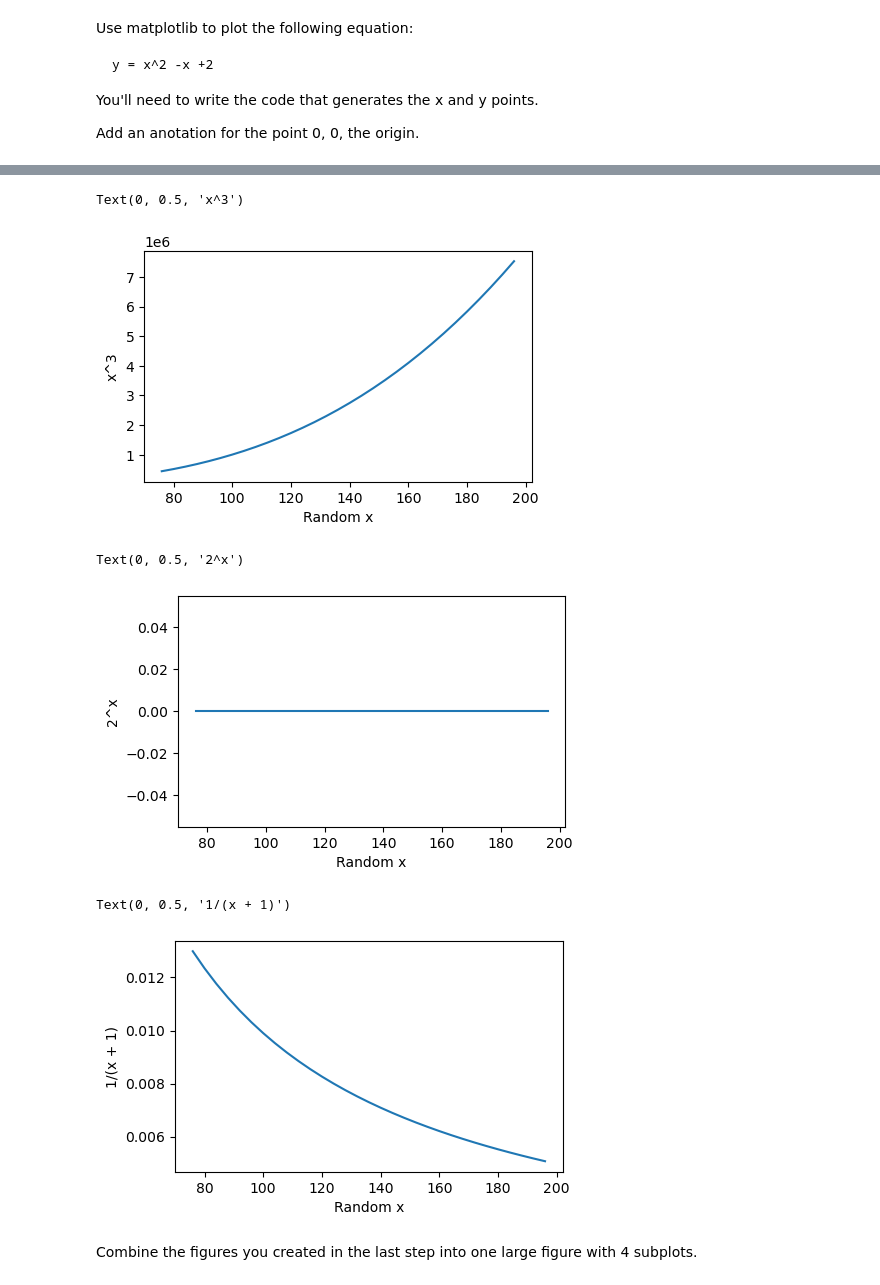
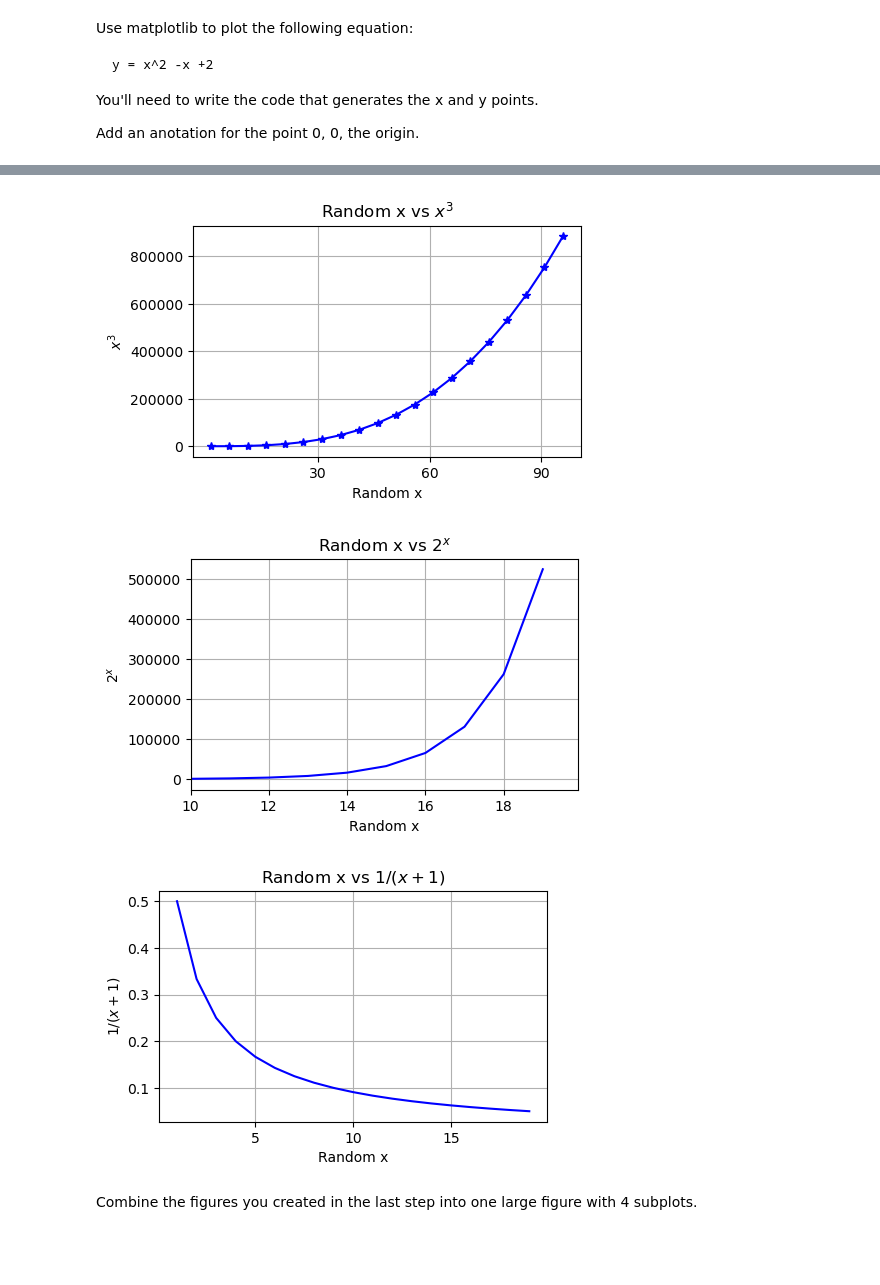
Before and after one commit to MigashaneVictoire/numpy-pandas-visualization-exercises, a Jupyter notebook: matplotlib_exercises.ipynb, the cells around one changed output, grey strips where cells are left out. Drawn from its saved outputs; the diff is of its cells as text; code cells hidden in the pictures; blank space fills up the shorter version.

```diff
--- a/matplotlib_exercises.ipynb
+++ b/matplotlib_exercises.ipynb
@@ -49,51 +62,57 @@ Text(0, 0.5, 'sqrt(x)')
 # %%
-x = np.arange(76,200, 4)
+x = np.arange(1, 100, 5)
 
 # set y variable
 y2 = x**3
 
 # Plot on the first subplot
 plt.figure(figsize=(5,3))
-plt.plot(x,y2)
+plt.plot(x,y2, c="b", marker = "*")
 
-# plt.title('Random x vs cube x')
+plt.title('Random x vs $x^3$')
 plt.xlabel("Random x")
-plt.ylabel("x^3")
+plt.ylabel("$x^3$")
+plt.xticks([30,60,90])
+
+plt.grid("--")
 # %% [output]
-Text(0, 0.5, 'x^3')
-[figure, old version]
+[figure, new version]
 # %%
-x = np.arange(76,200, 4)
+x = np.arange(1, 20, 1)
 
 # set y variable
 y3 = 2**x
 
 # Plot on the first subplot
 plt.figure(figsize=(5,3))
-plt.plot(x,y3)
+plt.plot(x,y3, c="b")
 
-# plt.title('Random x vs x power')
+plt.title('Random x vs $2^x$')
 plt.xlabel("Random x")
-plt.ylabel("2^x")
+plt.ylabel("$2^x$")
+plt.xlim(10)
+
+plt.grid("--")
 # %% [output]
-Text(0, 0.5, '2^x')
-[figure, old version]
+[figure, new version]
 # %%
-x = np.arange(76,200, 4)
+x = np.arange(1, 20, 1)
 
 # set y variable
 y4 = 1/(x + 1)
 
 # Plot on the first subplot
 plt.figure(figsize=(5,3))
-plt.plot(x,y4)
+plt.plot(x,y4, c="b")
 
-# plt.title('Random x vs over x + 1')
+plt.title('Random x vs $1/(x + 1)$')
 plt.xlabel("Random x")
-plt.ylabel("1/(x + 1)")
+plt.ylabel("$1/(x + 1)$")
+plt.xticks([5,10,15])
+
+plt.grid("--")
 # %% [output]
-Text(0, 0.5, '1/(x + 1)')
-[figure, old version]
+[figure, new version]
 # %% [markdown]
 Combine the figures you created in the last step into one large figure with 4 subplots.
 # %%
```
Also changed, not shown: parts of 5 cells of this notebook.
